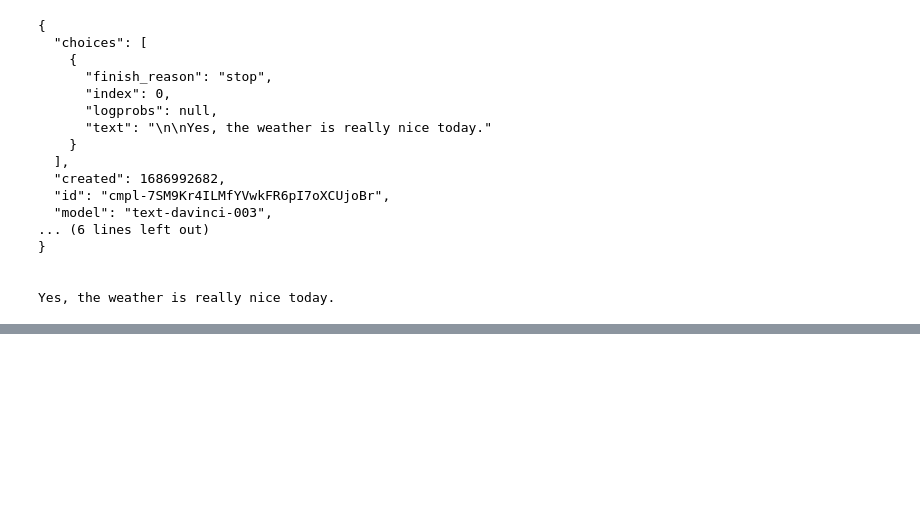
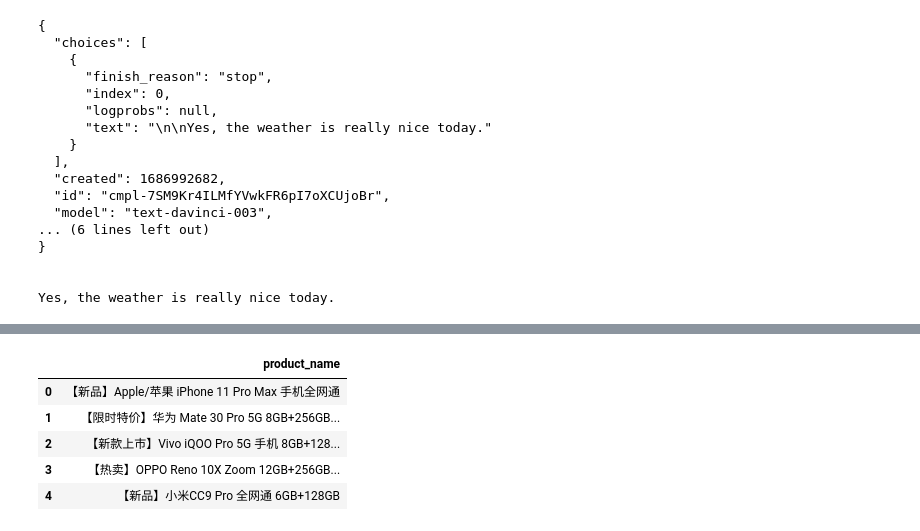
Before and after one commit to xuwenhao/mactalk-ai-course, a Jupyter notebook: week2.ipynb, the cells around one changed output, grey strips where cells are left out. Saved outputs shown, nothing was run; the diff lists cells and outputs as text; code cells hidden in the pictures; blank space fills up the shorter version.

```diff
--- a/week2.ipynb
+++ b/week2.ipynb
@@ -1130,0 +1184,10 @@ Yes, the weather is really nice today.
+# %%
+df.product_name = df.product_name.apply(lambda x: x.split('.')[1].strip())
+df.head()
+# %% [output]
+|  | product_name |
+| 0 | 【新品】Apple/苹果 iPhone 11 Pro Max 手机全网通 |
+| 1 | 【限时特价】华为 Mate 30 Pro 5G 8GB+256GB... |
+| 2 | 【新款上市】Vivo iQOO Pro 5G 手机 8GB+128... |
+| 3 | 【热卖】OPPO Reno 10X Zoom 12GB+256GB... |
+| 4 | 【新品】小米CC9 Pro 全网通 6GB+128GB |
```
Also changed, not shown: parts of 30 cells of this notebook, 2 other files.
